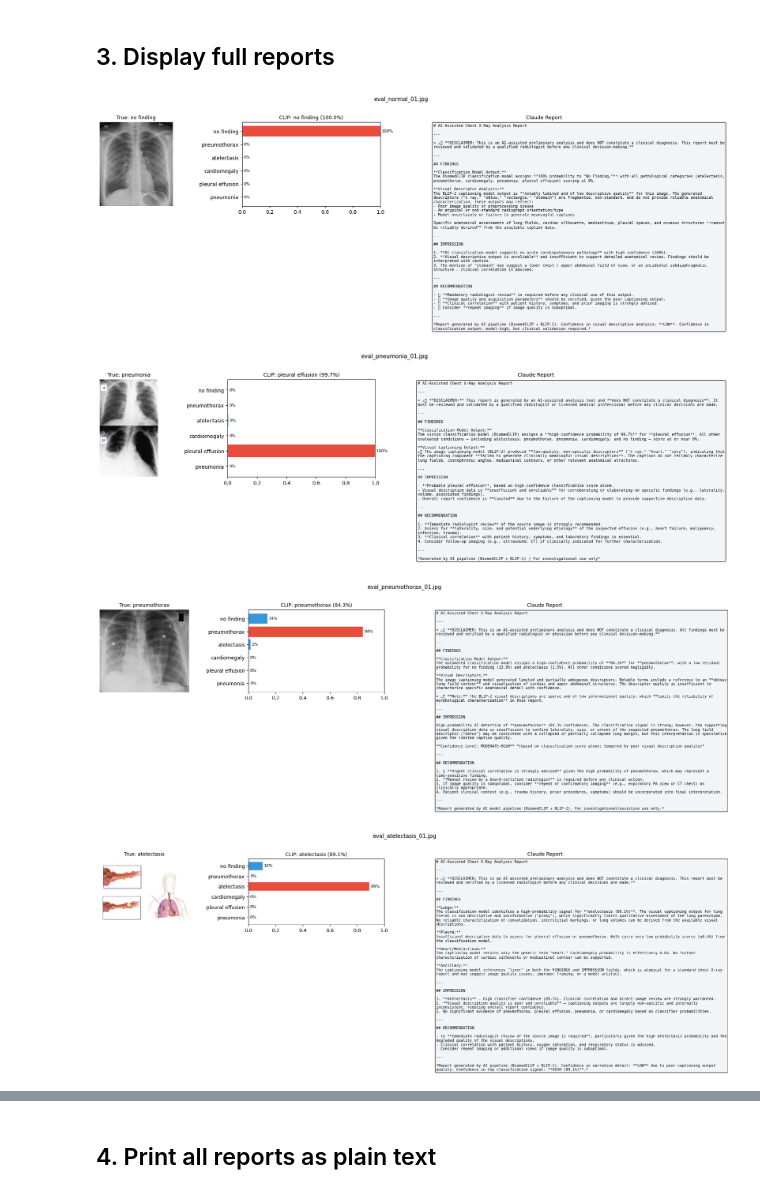
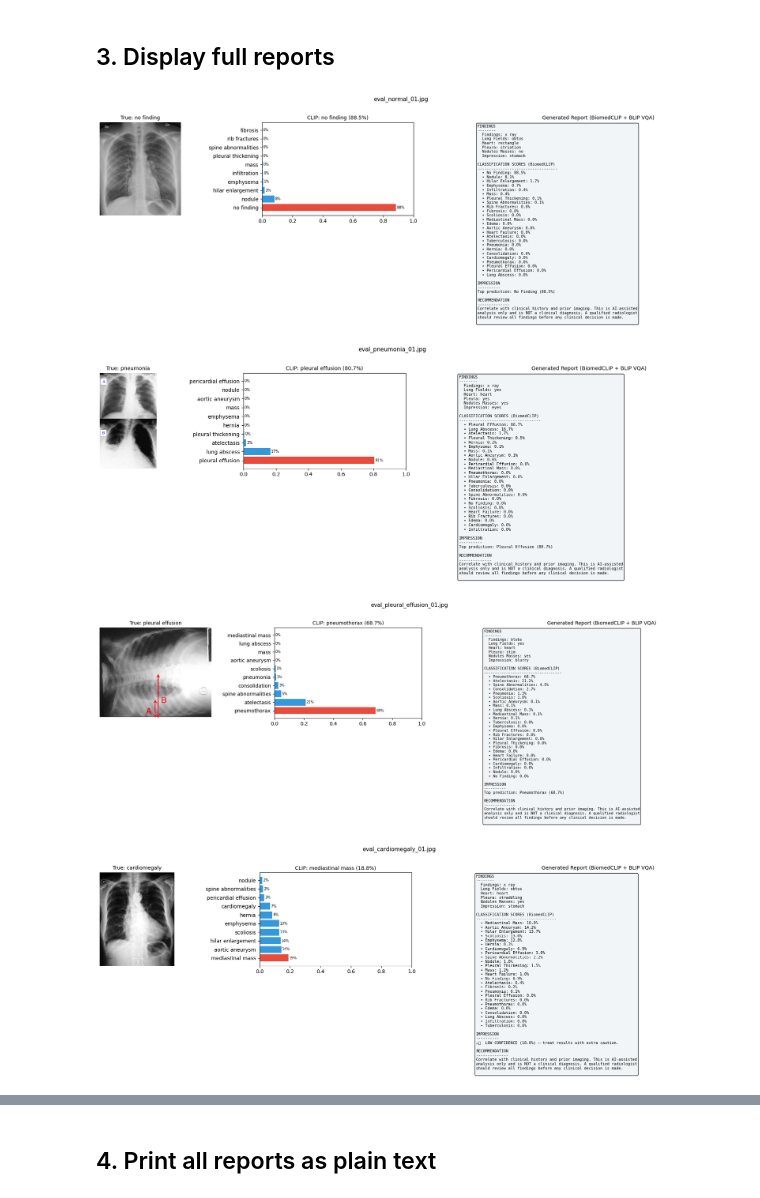
Before and after one commit to nityasreecheera/chest-xray-analyzer, a Jupyter notebook: notebooks/03_report_generator.ipynb, the cells around one changed output, grey strips where cells are left out. Saved outputs shown, nothing was run; the diff lists cells and outputs as text; code cells hidden in the pictures.

```diff
--- a/notebooks/03_report_generator.ipynb
+++ b/notebooks/03_report_generator.ipynb
@@ -22,7 +40,10 @@ print('Pipeline ready (BiomedCLIP + BLIP VQA, 15 conditions)')
 # %%
 eval_dir = Path('../data/eval')
 with open(eval_dir / 'labels.csv', encoding='utf-8') as f:
-    samples = list(csv.DictReader(f))
+    all_samples = list(csv.DictReader(f))
 
-print(f'Will analyze {len(samples)} images')
+# Use 5 diverse demo images
+demo_labels = ['no finding', 'pneumonia', 'pleural effusion', 'cardiomegaly', 'tuberculosis']
+samples = [next(s for s in all_samples if s['label'] == l) for l in demo_labels]
+print(f'Will analyze {len(samples)} demo images')
 # %% [output]
@@ -71,40 +92,40 @@ CLIP prediction: cardiomegaly (92.5%)  ✓
 # %%
 for r in all_results:
     fig, axes = plt.subplots(1, 3, figsize=(18, 5),
                              gridspec_kw={'width_ratios': [1, 1.2, 2]})
 
     # Column 1: X-ray image
     axes[0].imshow(r['image'], cmap='gray')
     axes[0].set_title(f"True: {r['true_label']}", fontsize=10)
     axes[0].axis('off')
 
     # Column 2: CLIP scores bar chart
     scores = r['clip']['scores']
-    conditions = list(scores.keys())
-    vals = [scores[c] for c in conditions]
-    colors = ['#e74c3c' if c == r['clip']['top_condition'] else '#3498db' for c in conditions]
-    bars = axes[1].barh(conditions, vals, color=colors)
+    # Show top 10 conditions for readability
+    top_conditions = sorted(scores, key=scores.get, reverse=True)[:10]
+    vals = [scores[c] for c in top_conditions]
+    colors = ['#e74c3c' if c == r['clip']['top_condition'] else '#3498db' for c in top_conditions]
+    bars = axes[1].barh(top_conditions, vals, color=colors)
     for bar, val in zip(bars, vals):
-        axes[1].text(val + 0.01, bar.get_y() + bar.get_height()/2,
-                     f'{val:.0%}', va='center', fontsize=8)
+        axes[1].text(val + 0.005, bar.get_y() + bar.get_height()/2,
+                     f'{val:.0%}', va='center', fontsize=7)
     axes[1].set_xlim(0, 1)
     axes[1].set_title(f"CLIP: {r['clip']['top_condition']} ({r['clip']['top_score']:.1%})", fontsize=10)
 
-    # Column 3: Claude report
-    report_text = r['report']
-    axes[2].text(0.02, 0.98, report_text, transform=axes[2].transAxes,
+    # Column 3: Report text
+    axes[2].text(0.02, 0.98, r['report'], transform=axes[2].transAxes,
                  fontsize=7.5, va='top', family='monospace',
                  bbox=dict(boxstyle='round', facecolor='#f0f4f8', alpha=0.9),
                  wrap=True)
     axes[2].axis('off')
-    axes[2].set_title('Claude Report', fontsize=10)
+    axes[2].set_title('Generated Report (BiomedCLIP + BLIP VQA)', fontsize=10)
 
     plt.suptitle(r['filename'], fontsize=11, y=1.01)
     plt.tight_layout()
     plt.show()
     print()
 # %% [output]
-[figure, old version]
+[figure, new version]
-[figure, old version]
+[figure, new version]
-[figure, old version]
+[figure, new version]
-[figure, old version]
+[figure, new version]
```
Also changed, not shown: parts of 5 cells of this notebook, 3 other files.
